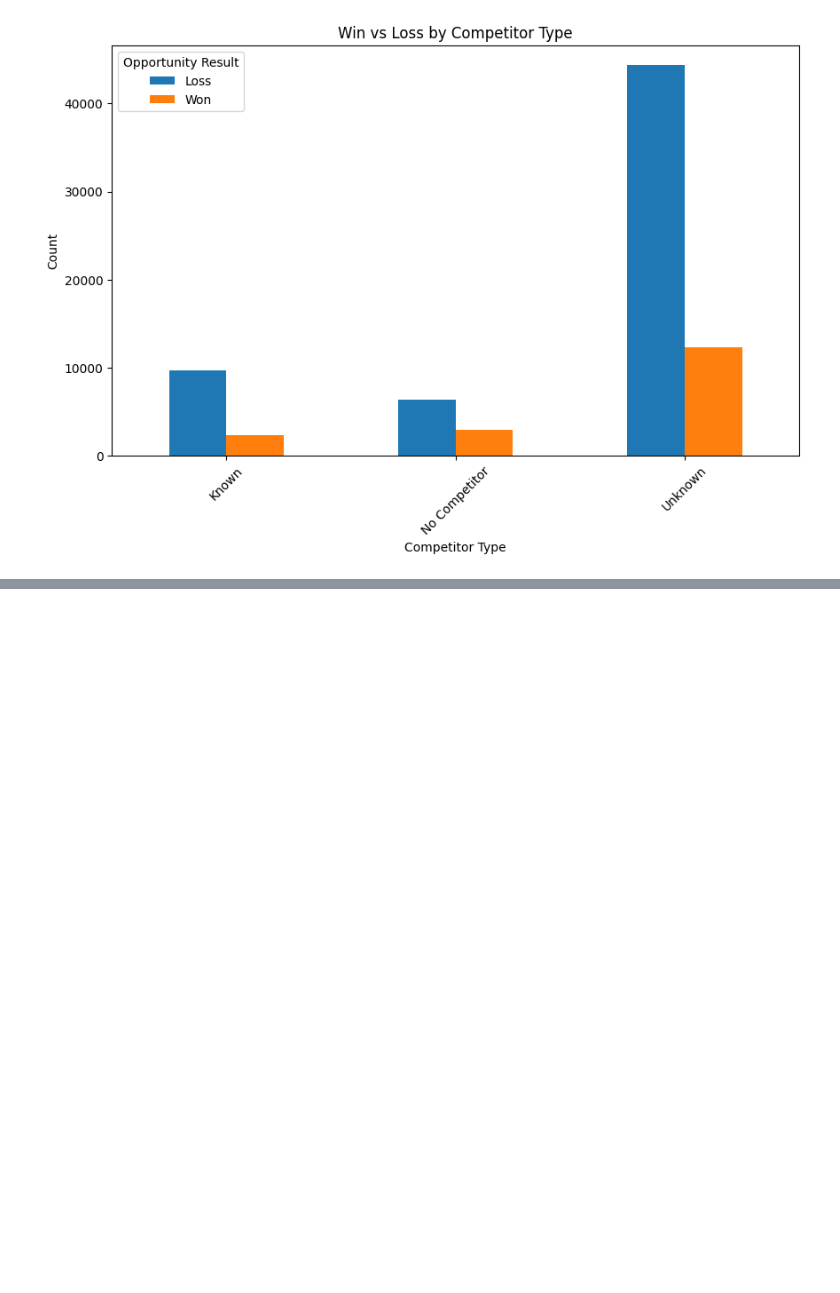
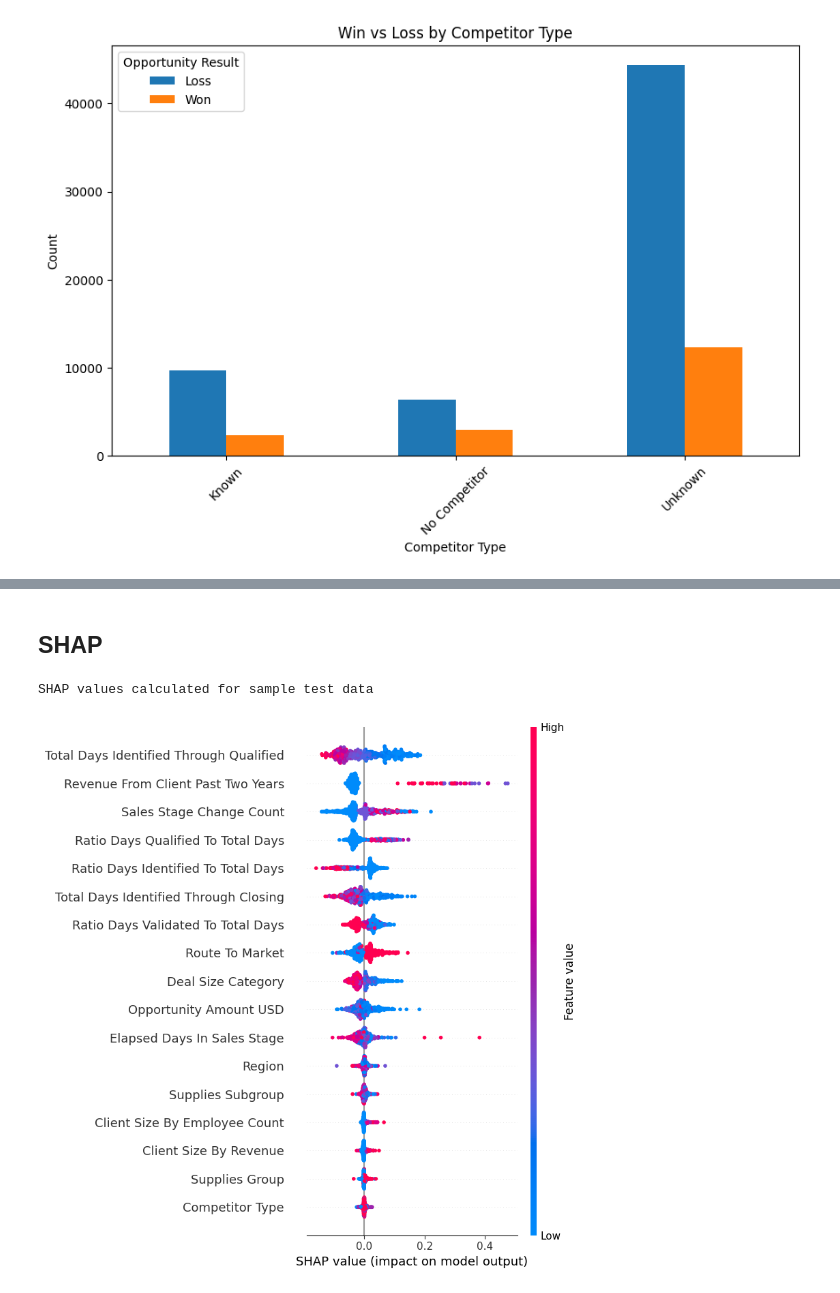
Before and after one commit to aaxlss/CRM-Predictions, a Jupyter notebook: CRM_Descriptive_Analysis.ipynb, the cells around one changed output, grey strips where cells are left out. Cells and saved outputs as stored; diff of their text form; code cells hidden in the pictures; blank space fills up the shorter version.

```diff
--- a/CRM_Descriptive_Analysis.ipynb
+++ b/CRM_Descriptive_Analysis.ipynb
@@ -228,0 +382,27 @@ plt.show()
+# %% [markdown]
+## SHAP
+# %%
+X_test_sample = X_test.sample(n=500, random_state=42)
+
+explainer = shap.TreeExplainer(random_forest_model)
+shap_values = explainer.shap_values(X_test_sample)
+
+print("SHAP values calculated for sample test data")
+# %% [output]
+SHAP values calculated for sample test data
+# %%
+# Let's check how SHAP packaged the math and safely grab the "Win" data
+if isinstance(shap_values, list):
+    # If it's a list (older versions of SHAP)
+    correct_shape_values = shap_values[1]
+elif len(np.shape(shap_values)) == 3:
+    # If it's a 3D block (newer versions of SHAP)
+    correct_shape_values = shap_values[:, :, 1]
+else:
+    # If it's already perfectly flat
+    correct_shape_values = shap_values
+
+# Draw the chart with the correctly shaped data
+shap.summary_plot(correct_shape_values, X_test_sample)
+# %% [output]
+[figure, added]
```
Also changed, not shown: parts of 21 cells of this notebook, 1 other file.
